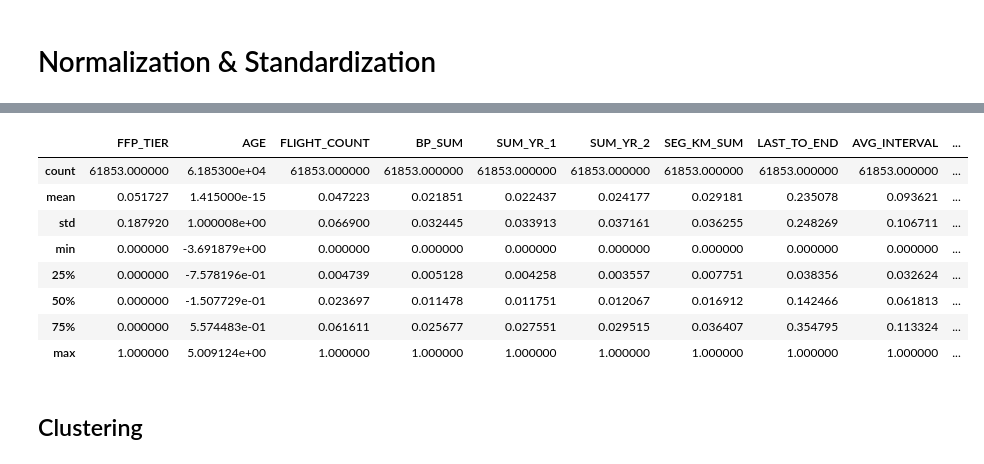
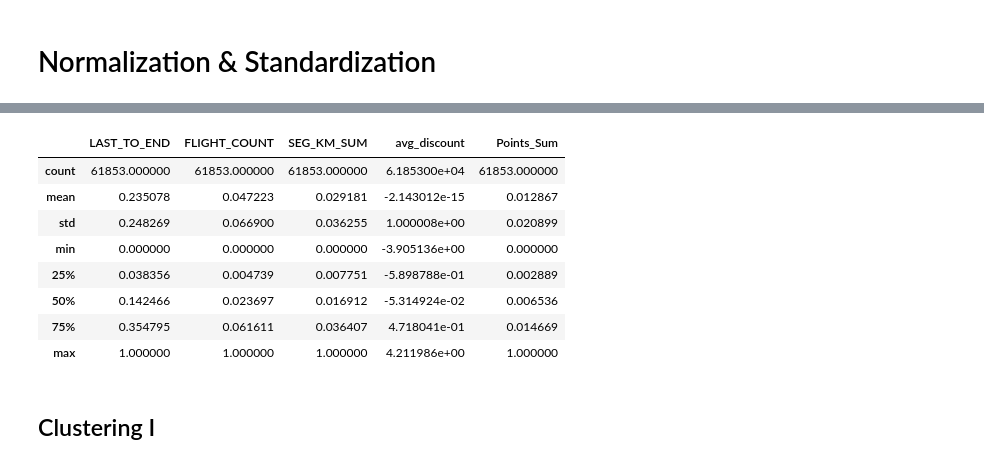
Before and after one commit to gbriansatria/Final-Project-Raka-MAX, a Jupyter notebook: Homework Stage 3/Homework Unsupervised Learning.ipynb, the cells around one changed output, grey strips where cells are left out. Cells and saved outputs as stored; diff of their text form; code cells hidden in the pictures.

```diff
--- a/Homework Stage 3/Homework Unsupervised Learning.ipynb
+++ b/Homework Stage 3/Homework Unsupervised Learning.ipynb
@@ -389,0 +405,3 @@ stdr = final_df[['AGE', 'avg_discount']]
+# %%
+final_df = final_df[['LAST_TO_END','FLIGHT_COUNT','SEG_KM_SUM','avg_discount','Points_Sum']]
+final_df.info()
@@ -403,31 +434,21 @@ new_df[numerical].describe()
 # %%
-final_df['FFP_TIER'] = MinMaxScaler().fit_transform(final_df['FFP_TIER'].values.reshape(len(final_df), 1))
 final_df['FLIGHT_COUNT'] = MinMaxScaler().fit_transform(final_df['FLIGHT_COUNT'].values.reshape(len(final_df), 1))
-final_df['BP_SUM'] = MinMaxScaler().fit_transform(final_df['BP_SUM'].values.reshape(len(final_df), 1))
-final_df['SUM_YR_1'] = MinMaxScaler().fit_transform(final_df['SUM_YR_1'].values.reshape(len(final_df), 1))
-final_df['SUM_YR_2'] = MinMaxScaler().fit_transform(final_df['SUM_YR_2'].values.reshape(len(final_df), 1))
 final_df['SEG_KM_SUM'] = MinMaxScaler().fit_transform(final_df['SEG_KM_SUM'].values.reshape(len(final_df), 1))
 final_df['LAST_TO_END'] = MinMaxScaler().fit_transform(final_df['LAST_TO_END'].values.reshape(len(final_df), 1))
-final_df['AVG_INTERVAL'] = MinMaxScaler().fit_transform(final_df['AVG_INTERVAL'].values.reshape(len(final_df), 1))
-final_df['MAX_INTERVAL'] = MinMaxScaler().fit_transform(final_df['MAX_INTERVAL'].values.reshape(len(final_df), 1))
-final_df['EXCHANGE_COUNT'] = MinMaxScaler().fit_transform(final_df['EXCHANGE_COUNT'].values.reshape(len(final_df), 1))
 final_df['Points_Sum'] = MinMaxScaler().fit_transform(final_df['Points_Sum'].values.reshape(len(final_df), 1))
-final_df['Point_NotFlight'] = MinMaxScaler().fit_transform(final_df['Point_NotFlight'].values.reshape(len(final_df), 1))
+final_df['avg_discount'] = StandardScaler().fit_transform(final_df['avg_discount'].values.reshape(len(final_df), 1))
-# %%
-final_df['AGE'] = StandardScaler().fit_transform(final_df['AGE'].values.reshape(len(final_df), 1))
-final_df['avg_discount'] = StandardScaler().fit_transform(final_df['avg_discount'].values.reshape(len(final_df), 1))
 # %%
 #setelah scaling
-final_df[numerical].describe()
+final_df.describe()
 # %% [output]
-|  | FFP_TIER | AGE | FLIGHT_COUNT | BP_SUM | SUM_YR_1 | SUM_YR_2 | SEG_KM_SUM | LAST_TO_END | AVG_INTERVAL | ... |
-| count | 61853.000000 | 6.185300e+04 | 61853.000000 | 61853.000000 | 61853.000000 | 61853.000000 | 61853.000000 | 61853.000000 | 61853.000000 | ... |
-| mean | 0.051727 | 1.415000e-15 | 0.047223 | 0.021851 | 0.022437 | 0.024177 | 0.029181 | 0.235078 | 0.093621 | ... |
-| std | 0.187920 | 1.000008e+00 | 0.066900 | 0.032445 | 0.033913 | 0.037161 | 0.036255 | 0.248269 | 0.106711 | ... |
-| min | 0.000000 | -3.691879e+00 | 0.000000 | 0.000000 | 0.000000 | 0.000000 | 0.000000 | 0.000000 | 0.000000 | ... |
-| 25% | 0.000000 | -7.578196e-01 | 0.004739 | 0.005128 | 0.004258 | 0.003557 | 0.007751 | 0.038356 | 0.032624 | ... |
-| 50% | 0.000000 | -1.507729e-01 | 0.023697 | 0.011478 | 0.011751 | 0.012067 | 0.016912 | 0.142466 | 0.061813 | ... |
-| 75% | 0.000000 | 5.574483e-01 | 0.061611 | 0.025677 | 0.027551 | 0.029515 | 0.036407 | 0.354795 | 0.113324 | ... |
-| max | 1.000000 | 5.009124e+00 | 1.000000 | 1.000000 | 1.000000 | 1.000000 | 1.000000 | 1.000000 | 1.000000 | ... |
+|  | LAST_TO_END | FLIGHT_COUNT | SEG_KM_SUM | avg_discount | Points_Sum |
+| count | 61853.000000 | 61853.000000 | 61853.000000 | 6.185300e+04 | 61853.000000 |
+| mean | 0.235078 | 0.047223 | 0.029181 | -2.143012e-15 | 0.012867 |
+| std | 0.248269 | 0.066900 | 0.036255 | 1.000008e+00 | 0.020899 |
+| min | 0.000000 | 0.000000 | 0.000000 | -3.905136e+00 | 0.000000 |
+| 25% | 0.038356 | 0.004739 | 0.007751 | -5.898788e-01 | 0.002889 |
+| 50% | 0.142466 | 0.023697 | 0.016912 | -5.314924e-02 | 0.006536 |
+| 75% | 0.354795 | 0.061611 | 0.036407 | 4.718041e-01 | 0.014669 |
+| max | 1.000000 | 1.000000 | 1.000000 | 4.211986e+00 | 1.000000 |
 # %% [markdown]
-## Clustering
+## Clustering I
```
Also changed, not shown: parts of 29 cells of this notebook.
